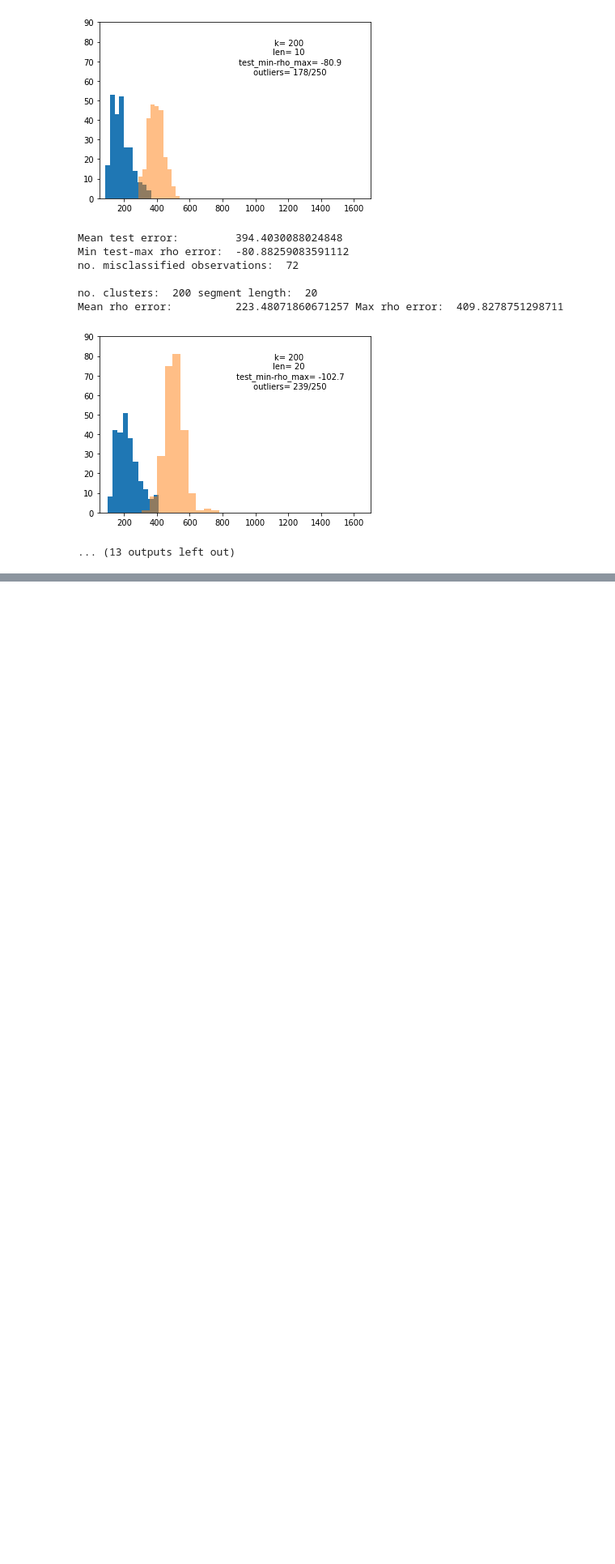
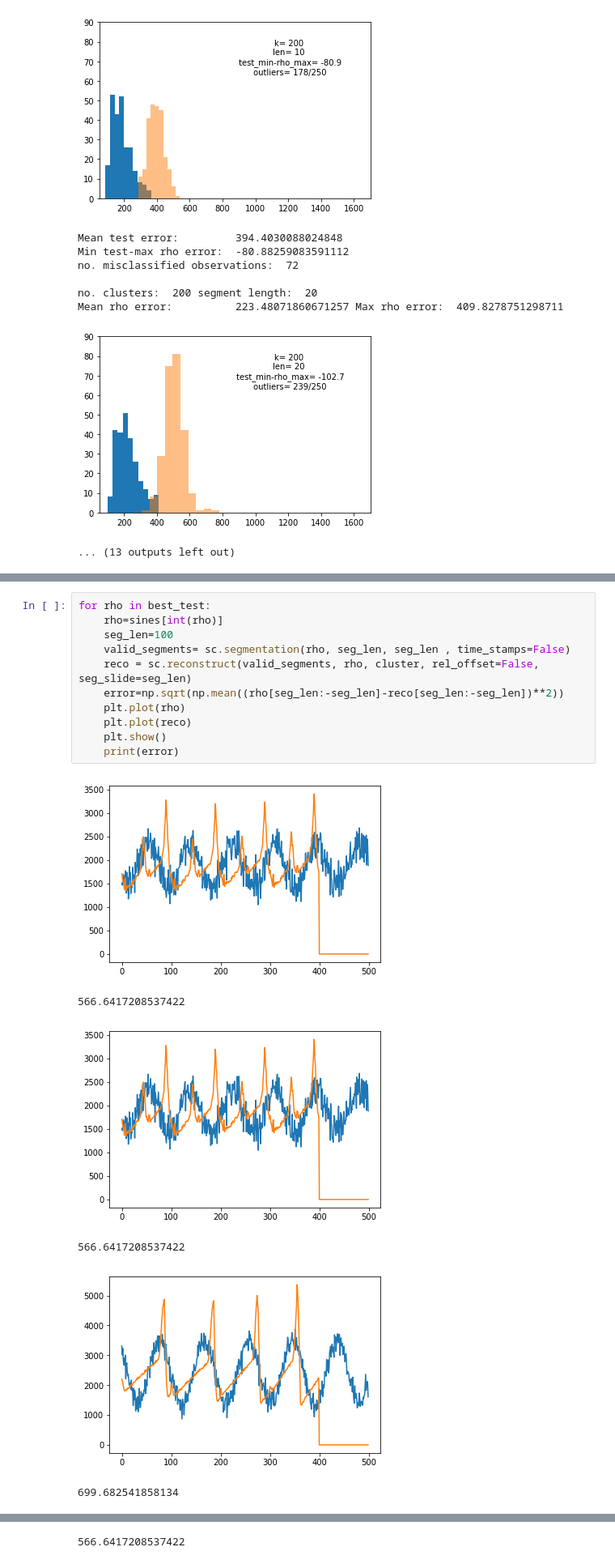
Before and after one commit to jorwatkapola/timeseries_segment_clustering, a Jupyter notebook: synthetic_test.ipynb, the cells around one changed output, grey strips where cells are left out. Shown at 81% size. Cells and saved outputs as stored; diff of their text form; blank space fills up the shorter version.

```diff
--- a/synthetic_test.ipynb
+++ b/synthetic_test.ipynb
@@ -320,0 +131,18 @@ sine error: 251.36888453030892
+# %%
+for rho in best_test:
+    rho=sines[int(rho)]
+    seg_len=100
+    valid_segments= sc.segmentation(rho, seg_len, seg_len , time_stamps=False)
+    reco = sc.reconstruct(valid_segments, rho, cluster, rel_offset=False, seg_slide=seg_len)
+    error=np.sqrt(np.mean((rho[seg_len:-seg_len]-reco[seg_len:-seg_len])**2))
+    plt.plot(rho)
+    plt.plot(reco)
+    plt.show()
+    print(error)
+# %% [output]
+[figure, added]
+566.6417208537422
+[figure, added]
+566.6417208537422
+[figure, added]
+699.682541858134
@@ -320,0 +150 @@ sine error: 251.36888453030892
+566.6417208537422
```
Also changed, not shown: parts of 7 cells of this notebook.
